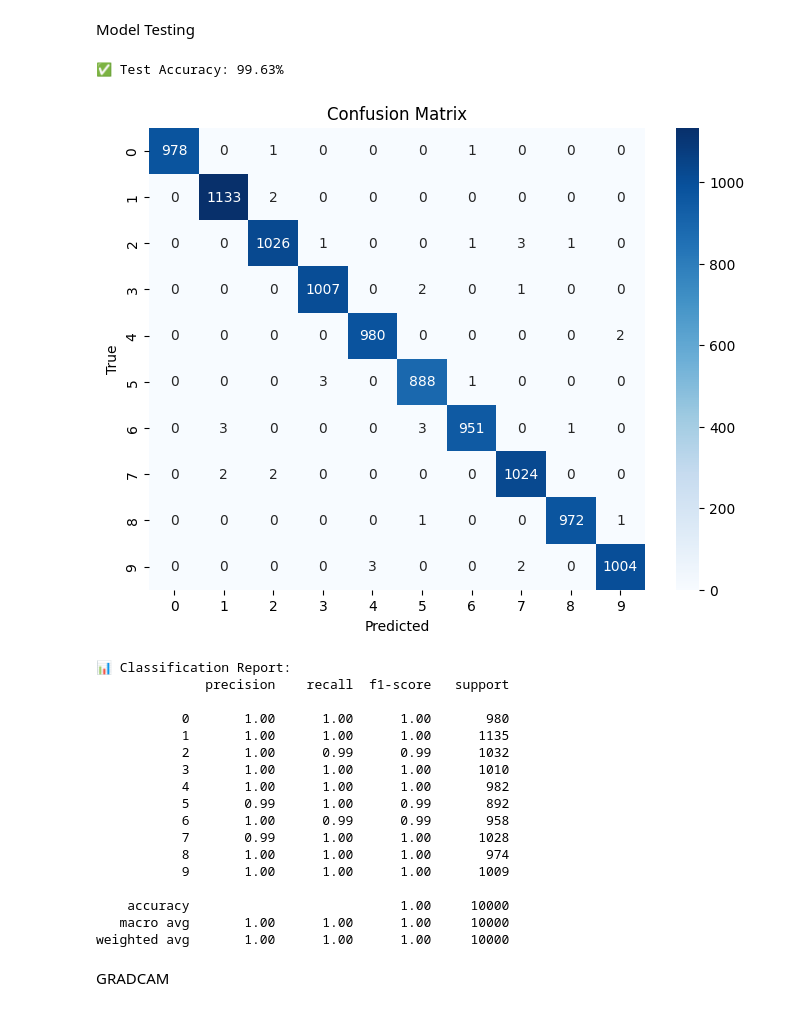
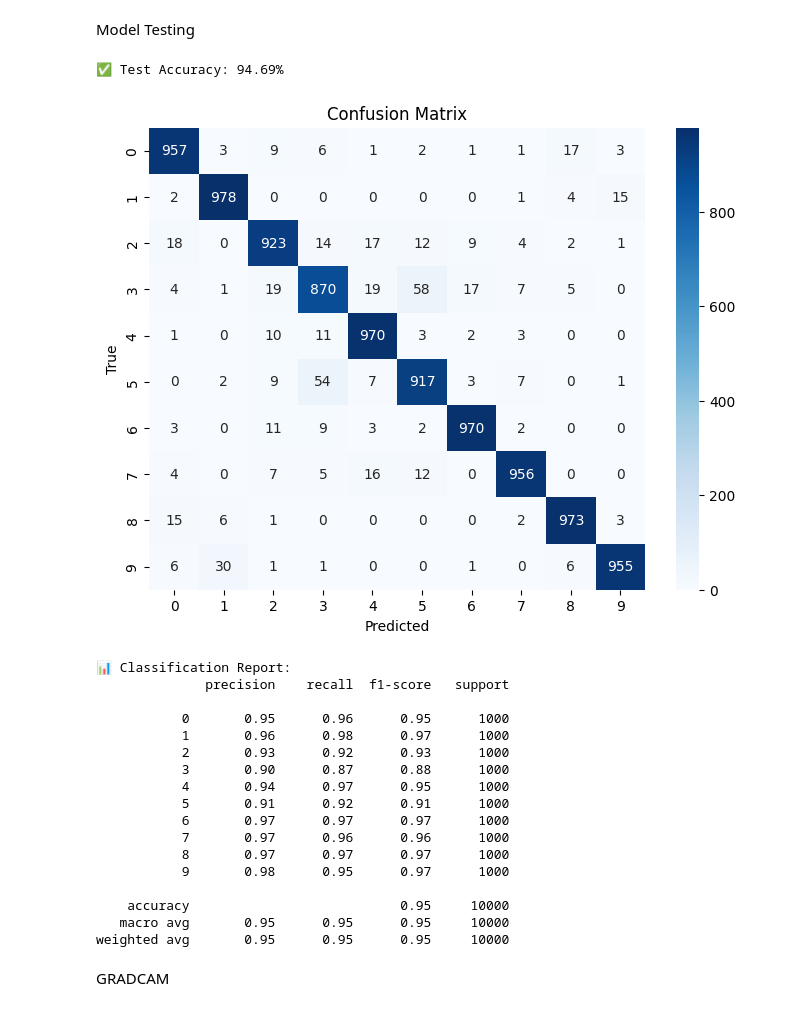
Before and after one commit to srivatsa07/ExplainableActiveLearning, a Jupyter notebook: thesis.ipynb, the cells around one changed output. Cells and saved outputs as stored; diff of their text form; code cells hidden in the pictures.

```diff
--- a/thesis.ipynb
+++ b/thesis.ipynb
@@ -181,6 +181,7 @@ def process_dataset(dataset_name, batch_size=1024, num_images_to_show=5, data_ro
     # 1. Define Transformations
     transform = transforms.Compose([
         transforms.ToTensor(),
+        Resize((224, 224)), # Resize to 224x224 for compatibility with models like ResNet
         transforms.Normalize(mean, std)
     ])
 
@@ -263,10 +264,10 @@ def process_dataset(dataset_name, batch_size=1024, num_images_to_show=5, data_ro
 # --- Example Usage ---
 if __name__ == "__main__":
     # Process MNIST
-    train_loader_mnist, test_loader_mnist = process_dataset('MNIST', batch_size=1024)
+    # train_loader_mnist, test_loader_mnist = process_dataset('MNIST', batch_size=1024)
 
     # Process CIFAR-10
-    #train_loader_cifar10, test_loader_cifar10 = process_dataset('CIFAR-10', batch_size=1024)
+    train_loader_cifar10, test_loader_cifar10 = process_dataset('CIFAR-10', batch_size=900)
 
     # Process PCAM (PatchCamelyon) - Needs h5py, gdown, and enough disk space
     # Note: First run might take a very long time to download (~8GB)
@@ -394,9 +453,27 @@ model.to(device)
 # print(f"Model moved to {device}.")
 
 # Wrap model for multi-GPU training
-model = nn.DataParallel(model,device_ids=[0,1])  # This will use all available GPUs
-
+# model = nn.DataParallel(model,device_ids=[0,1])  # This will use all available GPUs
+model = nn.DataParallel(model)
 # model.to(device)
 print(f"Using device: {device}")
 # %% [output]
 Using device: cuda:0
+# %%
+import os
+import torch
+import torch.nn as nn
+
+# Expose GPUs 1 through 7 (i.e., real devices 1, 2, ..., 7)
+os.environ["CUDA_VISIBLE_DEVICES"] = "1,2,3,4,5,6,7"
+
+# Now "cuda:0" refers to real GPU 1, and "cuda:6" refers to real GPU 7
+device = torch.device("cuda:0" if torch.cuda.is_available() else "cpu")
+
+# Move model to the primary GPU (first in the list, which is real GPU 1)
+model.to(device)
+
+# Wrap the model for data parallelism across visible GPUs (real GPUs 1 to 7)
+model = nn.DataParallel(model)
+
+print(f"Using device: {device} | Total visible GPUs: {torch.cuda.device_count()}")
@@ -471,54 +684,54 @@ all_preds = []
 all_labels = []
 
 with torch.no_grad():  # Disable gradient tracking
-    for images, labels in test_loader:
+    for images, labels in test_loader_cifar10:
         images = images.to(device)
         labels = labels.to(device)
 
         outputs = model(images)
         _, preds = torch.max(outputs, 1)
 
         all_preds.extend(preds.cpu().numpy())
         all_labels.extend(labels.cpu().numpy())
 
 # --- Accuracy ---
 correct = sum(p == t for p, t in zip(all_preds, all_labels))
 accuracy = correct / len(all_labels) * 100
 print(f"\n✅ Test Accuracy: {accuracy:.2f}%")
 
 # --- Confusion Matrix ---
 cm = confusion_matrix(all_labels, all_preds)
 plt.figure(figsize=(8, 6))
 sns.heatmap(cm, annot=True, fmt='d', cmap='Blues')
 plt.title("Confusion Matrix")
 plt.xlabel("Predicted")
 plt.ylabel("True")
 plt.show()
 
 # --- Classification Report ---
 print("\n📊 Classification Report:")
 print(classification_report(all_labels, all_preds))
 torch.cuda.empty_cache()
 # %% [output]
-✅ Test Accuracy: 99.63%
+✅ Test Accuracy: 94.69%
-[figure, old version]
+[figure, new version]
 📊 Classification Report:
               precision    recall  f1-score   support
 
-           0       1.00      1.00      1.00       980
-           1       1.00      1.00      1.00      1135
-           2       1.00      0.99      0.99      1032
-           3       1.00      1.00      1.00      1010
-           4       1.00      1.00      1.00       982
-           5       0.99      1.00      0.99       892
-           6       1.00      0.99      0.99       958
-           7       0.99      1.00      1.00      1028
-           8       1.00      1.00      1.00       974
-           9       1.00      1.00      1.00      1009
+           0       0.95      0.96      0.95      1000
+           1       0.96      0.98      0.97      1000
+           2       0.93      0.92      0.93      1000
+           3       0.90      0.87      0.88      1000
+           4       0.94      0.97      0.95      1000
+           5       0.91      0.92      0.91      1000
+           6       0.97      0.97      0.97      1000
+           7       0.97      0.96      0.96      1000
+           8       0.97      0.97      0.97      1000
+           9       0.98      0.95      0.97      1000
 
-    accuracy                           1.00     10000
-   macro avg       1.00      1.00      1.00     10000
-weighted avg       1.00      1.00      1.00     10000
+    accuracy                           0.95     10000
+   macro avg       0.95      0.95      0.95     10000
+weighted avg       0.95      0.95      0.95     10000
 # %% [markdown]
 GRADCAM
 # %%
```
Also changed, not shown: parts of 8 cells of this notebook, 2 other files.
